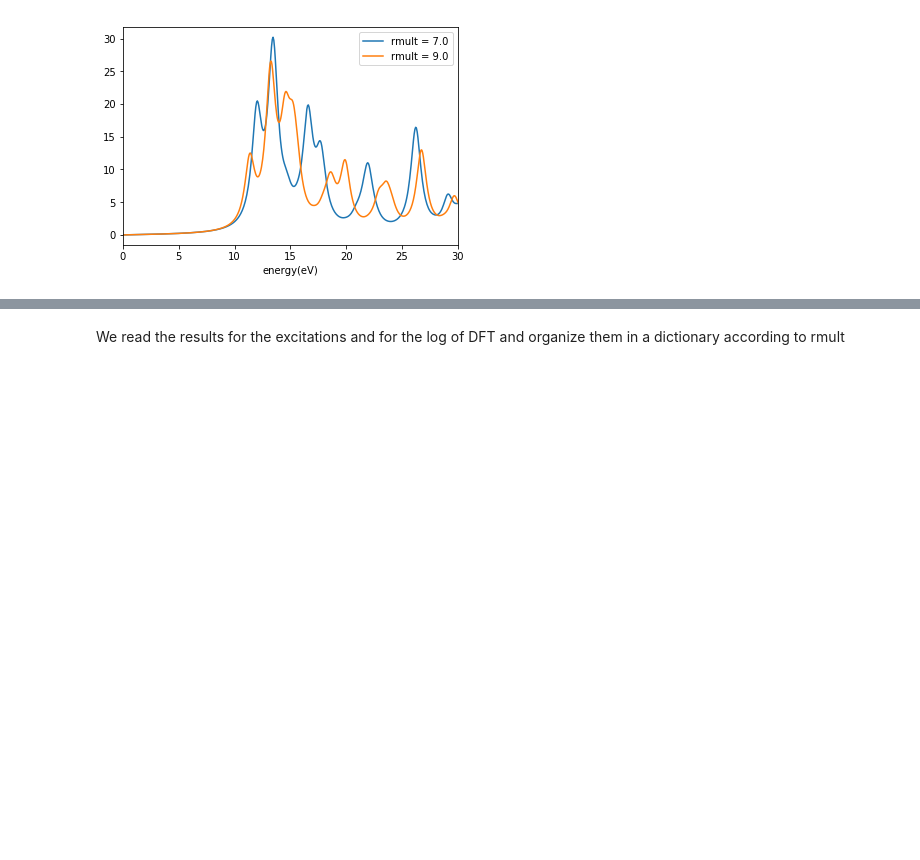
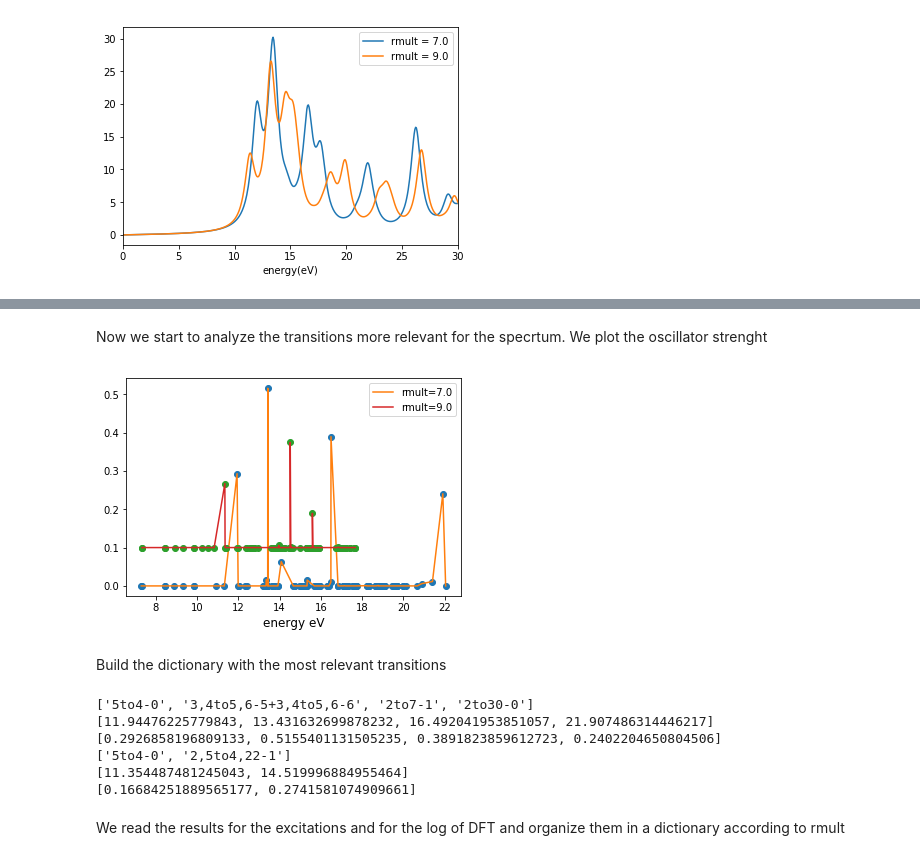
Before and after one commit to luigigenovese/KPM-nb, a Jupyter notebook: POLARIZABILITY/N2/Stability_and_convergence_linear_response.ipynb, the cells around one changed output, grey strips where cells are left out. Saved outputs shown, nothing was run; the diff lists cells and outputs as text; code cells hidden in the pictures; blank space fills up the shorter version.

```diff
--- a/POLARIZABILITY/N2/Stability_and_convergence_linear_response.ipynb
+++ b/POLARIZABILITY/N2/Stability_and_convergence_linear_response.ipynb
@@ -79,0 +86,8 @@ The spectrum are different and we want to understand why....
+# %%
+excitations = {}
+
+%cd $outputpath
+for ind, r in enumerate(rmult):
+    filename = 'log/excitations_rmult'+str(r)+'.yaml '
+    excitations[r] = Yaml.load(filename)
+%cd ..
@@ -79,0 +99,7 @@ The spectrum are different and we want to understand why....
+# %%
+for r in rmult:
+    allTr, trEnergy = R.allTransitions(excitations[r])
+    print allTr[:12]
+for r in rmult:
+    allTr, trEnergy = R.allTransitions(excitations[r])
+    print trEnergy[:12]
@@ -79,0 +111,20 @@ The spectrum are different and we want to understand why....
+# %% [markdown]
+Now we start to analyze the transitions more relevant for the specrtum. We plot the oscillator strenght
+# %%
+offs = 0.0
+for r in rmult:
+    allTr, trEnergy = R.allTransitions(excitations[r])
+    na = excitations[r].keys()[-1]
+    oscStrenght = []
+    for tr in allTr:
+        oscStrenght.append(excitations[r][na]['transitions'][tr]['oscStrenght'])
+    plt.plot(trEnergy,offs+np.array(oscStrenght),'o')
+    plt.plot(trEnergy,offs+np.array(oscStrenght),label = 'rmult='+str(r))
+    offs+=0.1
+plt.legend()
+plt.xlabel('energy eV', size=12)
+plt.show()
+# %% [output]
+[figure, added]
+# %% [markdown]
+Build the dictionary with the most relevant transitions
@@ -79,0 +147,12 @@ The spectrum are different and we want to understand why....
+# %%
+for r in rmult:
+    print relTransitions[r]
+    print relEnergy[r]
+    print relOscStrenght[r]
+# %% [output]
+['5to4-0', '3,4to5,6-5+3,4to5,6-6', '2to7-1', '2to30-0']
+[11.94476225779843, 13.431632699878232, 16.492041953851057, 21.907486314446217]
+[0.2926858196809133, 0.5155401131505235, 0.3891823859612723, 0.2402204650804506]
+['5to4-0', '2,5to4,22-1']
+[11.354487481245043, 14.519996884955464]
+[0.16684251889565177, 0.2741581074909661]
```
Also changed, not shown: parts of 10 cells of this notebook, 2 other files.
